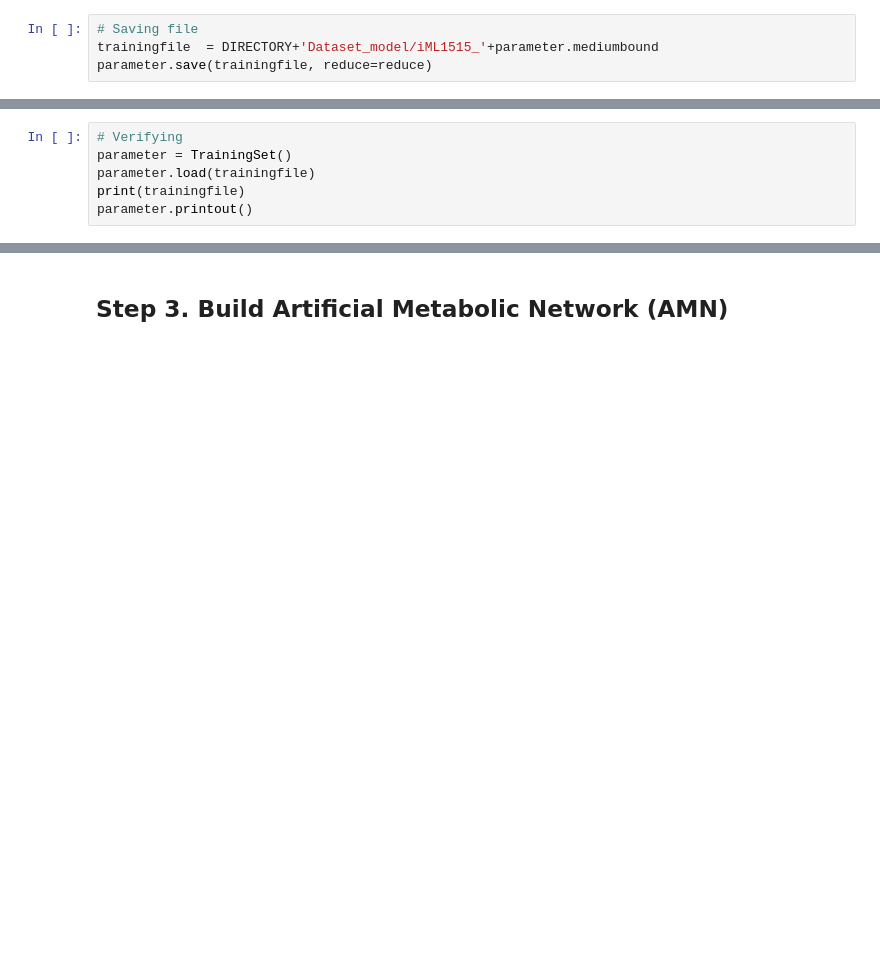
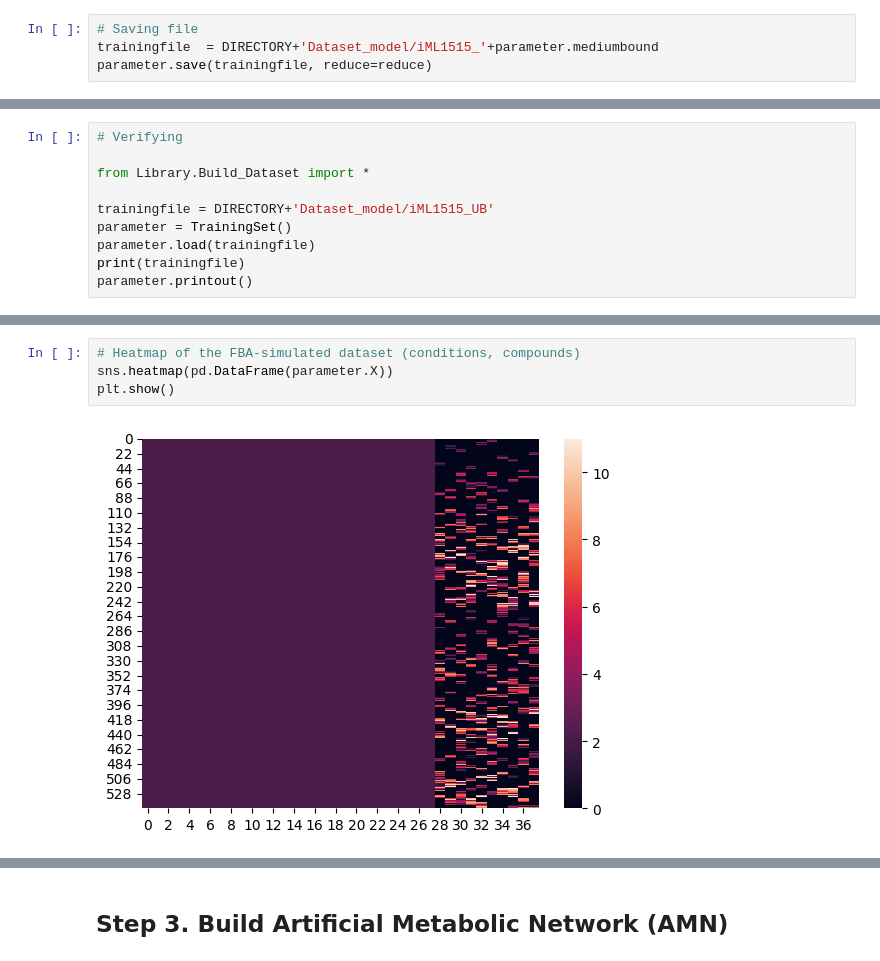
Before and after one commit to lyach/amn_release, a Jupyter notebook: Tutorial_Cmed.ipynb, the cells around one changed output, grey strips where cells are left out. Cells and saved outputs as stored; diff of their text form; blank space fills up the shorter version.

```diff
--- a/Tutorial_Cmed.ipynb
+++ b/Tutorial_Cmed.ipynb
@@ -248,5 +327,9 @@ parameter.save(trainingfile, reduce=reduce)
 # %%
 # Verifying
+
+from Library.Build_Dataset import *
+
+trainingfile = DIRECTORY+'Dataset_model/iML1515_UB'
 parameter = TrainingSet()
 parameter.load(trainingfile)
 print(trainingfile)
@@ -271,0 +387,6 @@ c vector (3682,)
+# %%
+# Heatmap of the FBA-simulated dataset (conditions, compounds)
+sns.heatmap(pd.DataFrame(parameter.X))
+plt.show()
+# %% [output]
+[figure, added]
```
Also changed, not shown: parts of 18 cells of this notebook, 3 other files.
